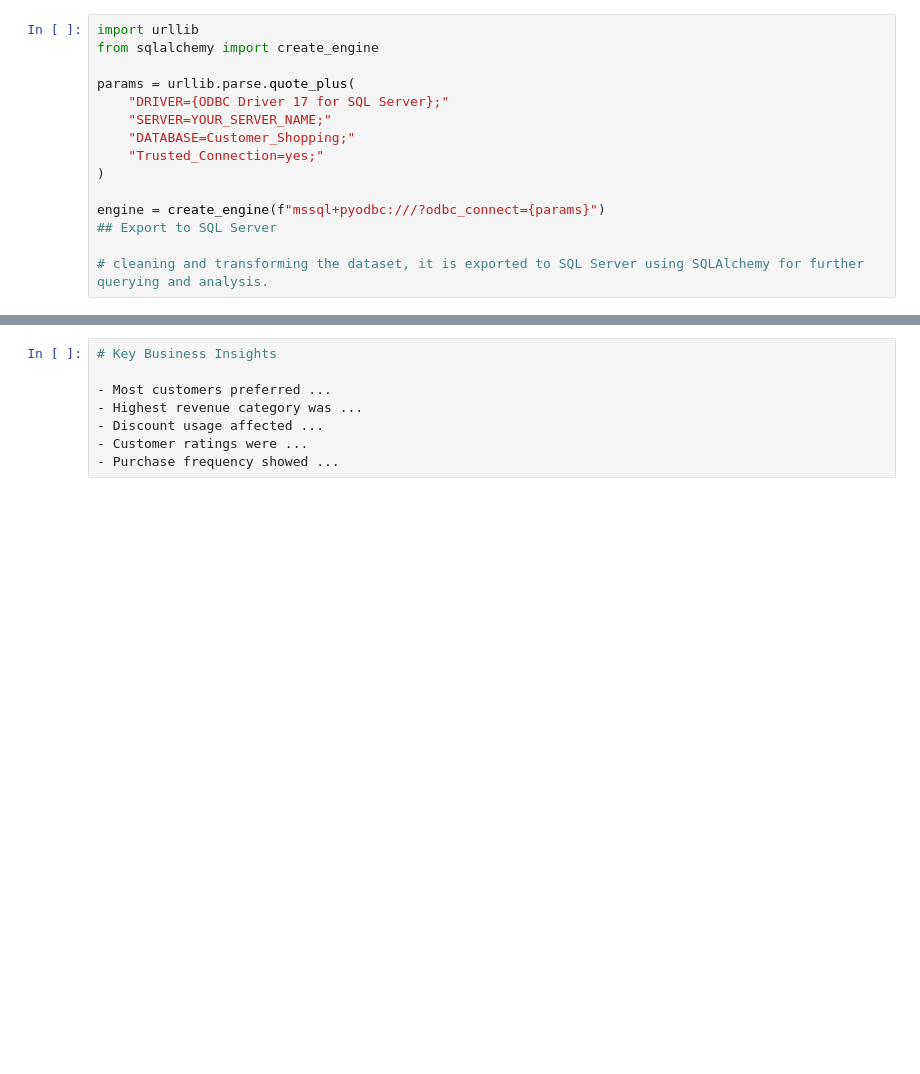
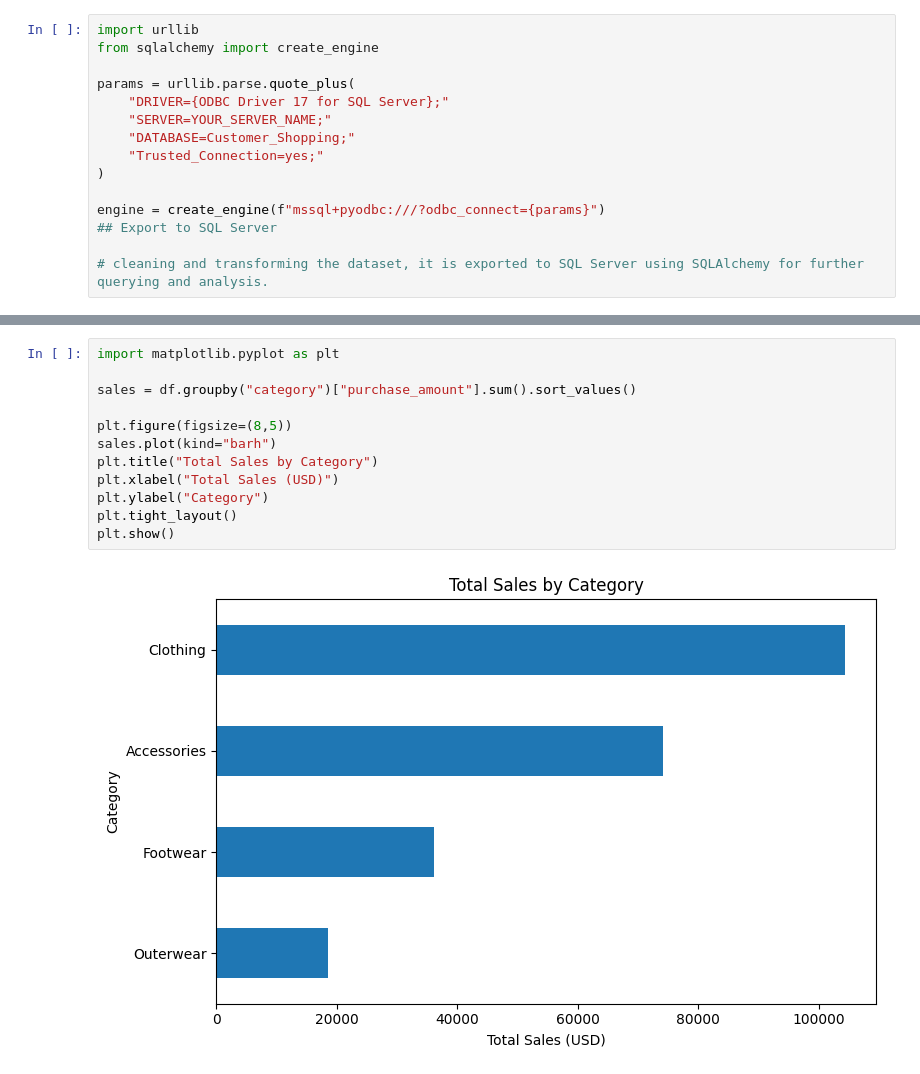
Before and after one commit to KuldeepGhura/Customer-Shopping-Behavior-Analysis, a Jupyter notebook: Notebook/Customer_Shopping_Behavior_Analysis_.ipynb, the cells around one changed output, grey strips where cells are left out. Saved outputs shown, nothing was run; the diff lists cells and outputs as text; blank space fills up the shorter version.

```diff
--- a/Notebook/Customer_Shopping_Behavior_Analysis_.ipynb
+++ b/Notebook/Customer_Shopping_Behavior_Analysis_.ipynb
@@ -65,8 +161,14 @@ df.shape
-# %%
-# Key Business Insights
-
-- Most customers preferred ...
-- Highest revenue category was ...
-- Discount usage affected ...
-- Customer ratings were ...
-- Purchase frequency showed ...
+# %%
+import matplotlib.pyplot as plt
+
+sales = df.groupby("category")["purchase_amount"].sum().sort_values()
+
+plt.figure(figsize=(8,5))
+sales.plot(kind="barh")
+plt.title("Total Sales by Category")
+plt.xlabel("Total Sales (USD)")
+plt.ylabel("Category")
+plt.tight_layout()
+plt.show()
+# %% [output]
+[figure, added]
```
Also changed, not shown: parts of 17 cells of this notebook.
